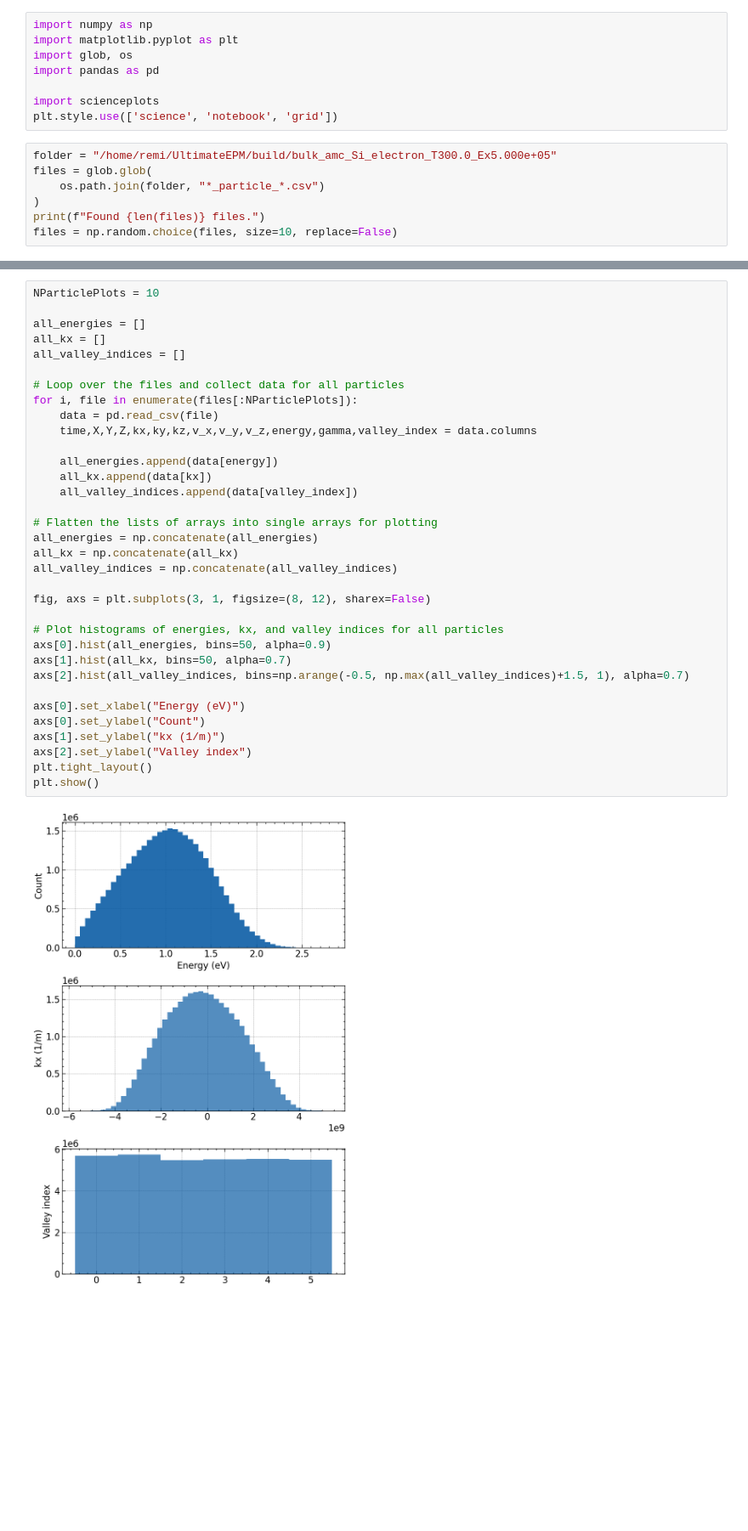
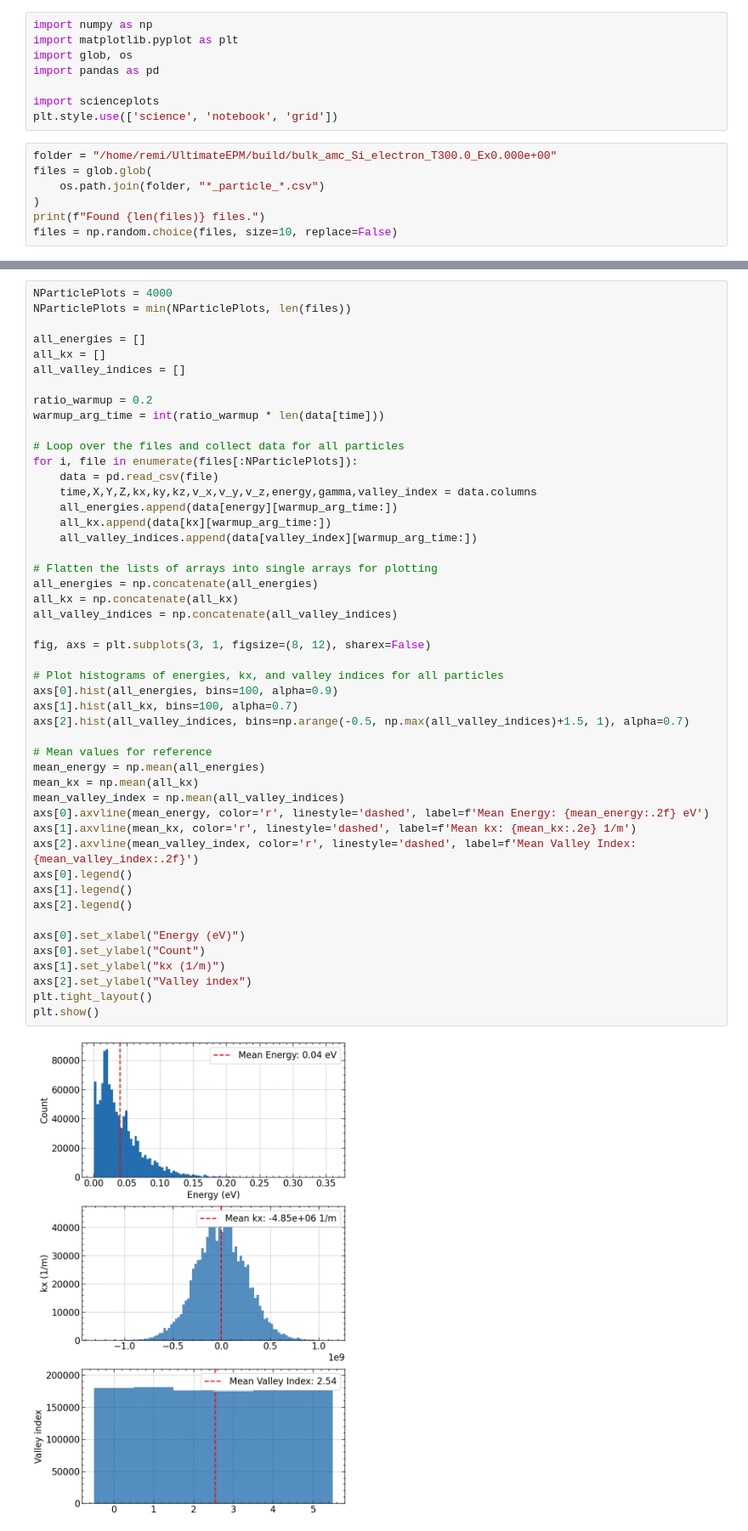
Before and after one commit to RemiHelleboid/UltimateEPM, a Jupyter notebook: python/AMC/amc_particle_history_plot.ipynb, the cells around one changed output, grey strips where cells are left out. Shown at 85% size. Saved outputs shown, nothing was run; the diff lists cells and outputs as text; blank space fills up the shorter version.

```diff
--- a/python/AMC/amc_particle_history_plot.ipynb
+++ b/python/AMC/amc_particle_history_plot.ipynb
@@ -7,7 +7,7 @@ import pandas as pd
 import scienceplots
 plt.style.use(['science', 'notebook', 'grid'])
 # %%
-folder = "/home/remi/UltimateEPM/build/bulk_amc_Si_electron_T300.0_Ex5.000e+05"
+folder = "/home/remi/UltimateEPM/build/bulk_amc_Si_electron_T300.0_Ex0.000e+00"
 files = glob.glob(
     os.path.join(folder, "*_particle_*.csv")
 )
@@ -42,36 +42,50 @@ plt.show()
 # %%
-NParticlePlots = 10
+NParticlePlots = 4000
+NParticlePlots = min(NParticlePlots, len(files))
 
 all_energies = []
 all_kx = []
 all_valley_indices = []
 
+ratio_warmup = 0.2
+warmup_arg_time = int(ratio_warmup * len(data[time]))
+
 # Loop over the files and collect data for all particles
 for i, file in enumerate(files[:NParticlePlots]):
     data = pd.read_csv(file)
     time,X,Y,Z,kx,ky,kz,v_x,v_y,v_z,energy,gamma,valley_index = data.columns
-
-    all_energies.append(data[energy])
-    all_kx.append(data[kx])
-    all_valley_indices.append(data[valley_index])
+    all_energies.append(data[energy][warmup_arg_time:])
+    all_kx.append(data[kx][warmup_arg_time:])
+    all_valley_indices.append(data[valley_index][warmup_arg_time:])
 
 # Flatten the lists of arrays into single arrays for plotting
 all_energies = np.concatenate(all_energies)
 all_kx = np.concatenate(all_kx)
 all_valley_indices = np.concatenate(all_valley_indices)
 
 fig, axs = plt.subplots(3, 1, figsize=(8, 12), sharex=False)
 
 # Plot histograms of energies, kx, and valley indices for all particles
-axs[0].hist(all_energies, bins=50, alpha=0.9)
-axs[1].hist(all_kx, bins=50, alpha=0.7)
+axs[0].hist(all_energies, bins=100, alpha=0.9)
+axs[1].hist(all_kx, bins=100, alpha=0.7)
 axs[2].hist(all_valley_indices, bins=np.arange(-0.5, np.max(all_valley_indices)+1.5, 1), alpha=0.7)
+
+# Mean values for reference
+mean_energy = np.mean(all_energies)
+mean_kx = np.mean(all_kx)
+mean_valley_index = np.mean(all_valley_indices)
+axs[0].axvline(mean_energy, color='r', linestyle='dashed', label=f'Mean Energy: {mean_energy:.2f} eV')
+axs[1].axvline(mean_kx, color='r', linestyle='dashed', label=f'Mean kx: {mean_kx:.2e} 1/m')
+axs[2].axvline(mean_valley_index, color='r', linestyle='dashed', label=f'Mean Valley Index: {mean_valley_index:.2f}')
+axs[0].legend()
+axs[1].legend()
+axs[2].legend()
 
 axs[0].set_xlabel("Energy (eV)")
 axs[0].set_ylabel("Count")
 axs[1].set_ylabel("kx (1/m)")
 axs[2].set_ylabel("Valley index")
 plt.tight_layout()
 plt.show()
 # %% [output]
-[figure, old version]
+[figure, new version]
```
Also changed, not shown: parts of 2 cells of this notebook, 6 other files.
